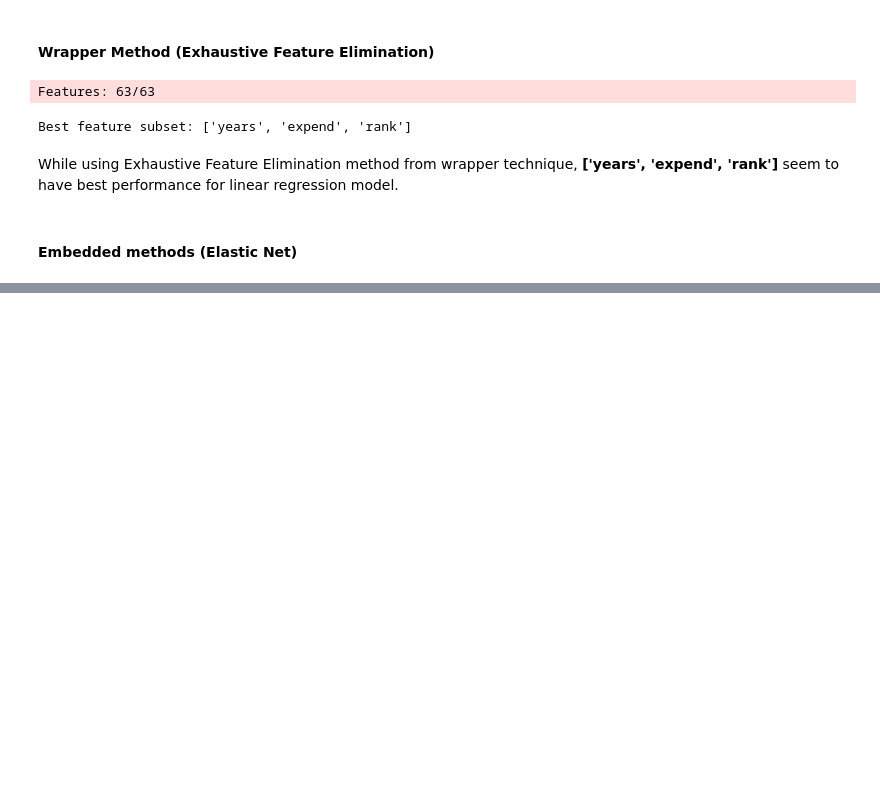
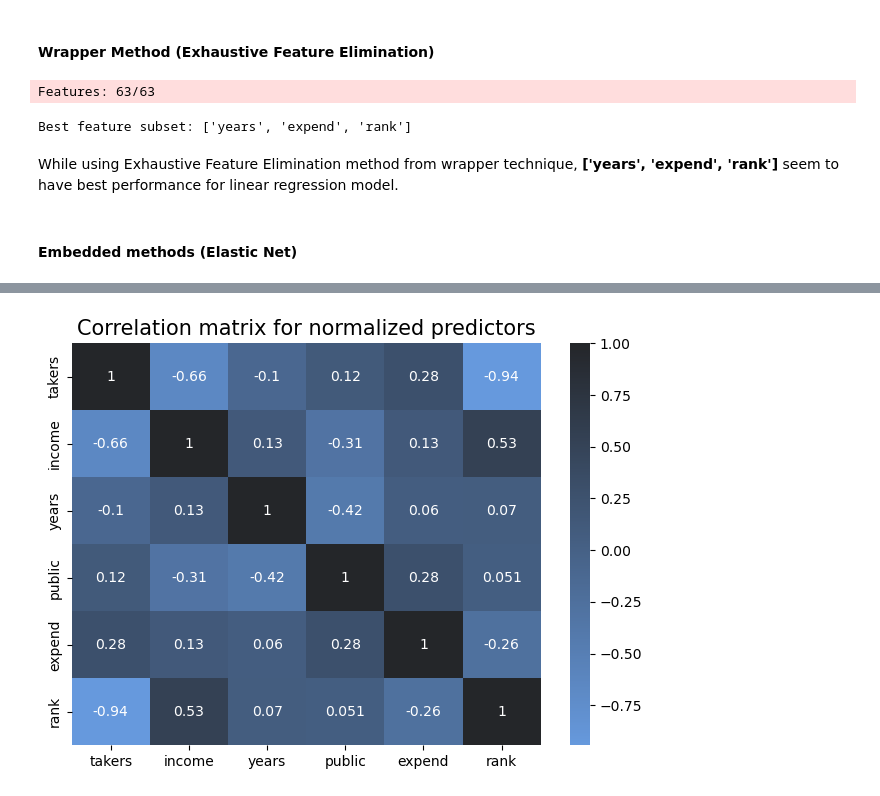
Before and after one commit to buddhathapa12/PrespectiveOnDataScience, a Jupyter notebook: feature_selection/BHW3_E923Q669.ipynb, the cells around one changed output, grey strips where cells are left out. Drawn from its saved outputs; the diff is of its cells as text; code cells hidden in the pictures; blank space fills up the shorter version.

```diff
--- a/feature_selection/BHW3_E923Q669.ipynb
+++ b/feature_selection/BHW3_E923Q669.ipynb
@@ -263,0 +368,9 @@ array([-0.50278777, -0.02114326, 19.73825868, -0.57997478,  2.32067558,
+# %%
+from sklearn.preprocessing import MinMaxScaler, StandardScaler
+# min_max_normalizer = MinMaxScaler()
+# X_train_full_normalized = pd.DataFrame(data= min_max_normalizer.fit_transform(X_train_multivariate), columns= X_train_multivariate.columns)
+# print(X_train_full_normalized.describe())
+
+standard_scaler = StandardScaler()
+X_train_full_Standardized = pd.DataFrame(data= standard_scaler.fit_transform(X_train_multivariate), columns= X_train_multivariate.columns)
+print(X_train_full_Standardized.describe())
@@ -263,0 +395,3 @@ array([-0.50278777, -0.02114326, 19.73825868, -0.57997478,  2.32067558,
+# %%
+standardized_correlation_matrix= X_train_full_Standardized.corr()
+standardized_correlation_matrix
@@ -263,0 +406,8 @@ array([-0.50278777, -0.02114326, 19.73825868, -0.57997478,  2.32067558,
+# %%
+#Displaying correlation matrix in heat map for normalized features.
+sns.heatmap(data= standardized_correlation_matrix, annot= True, cmap= sns.dark_palette("#69d", reverse=True, as_cmap=True))
+plt.title("Correlation matrix for normalized predictors", fontsize = 15)
+plt.tight_layout()
+plt.show()
+# %% [output]
+[figure, added]
```
Also changed, not shown: parts of 17 cells of this notebook.
